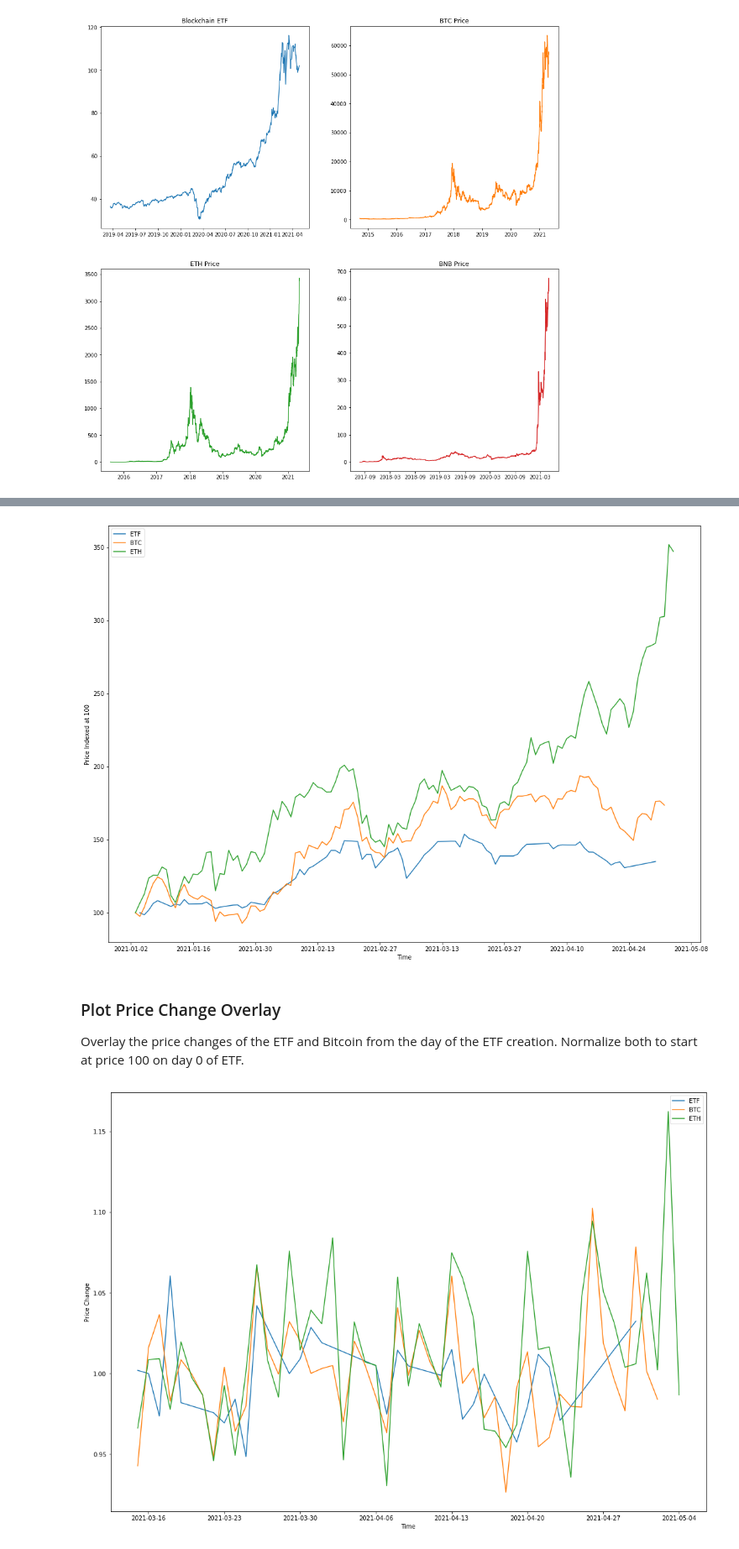
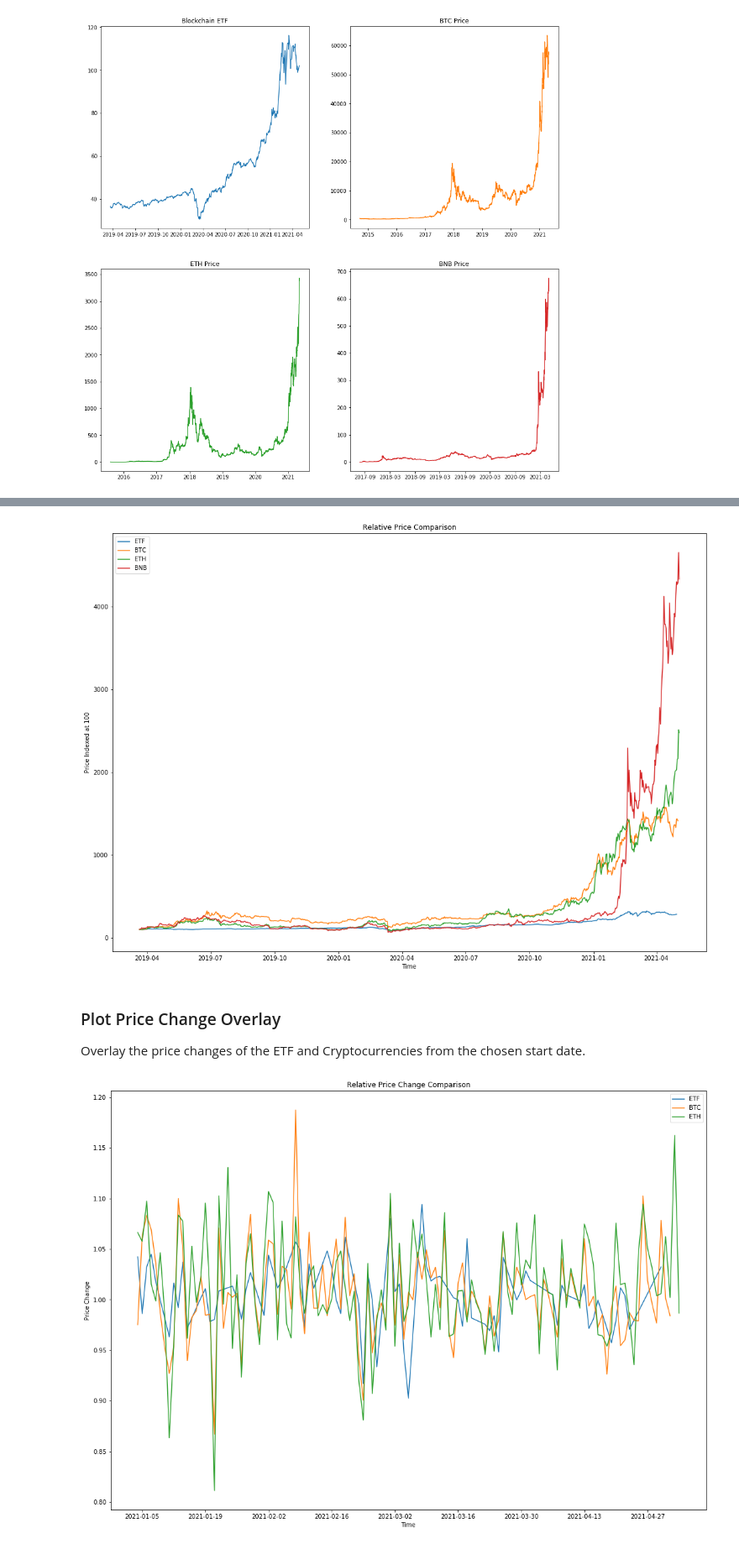
Before and after one commit to glitznerf/BC-Fund-Analysis, a Jupyter notebook: analysis.ipynb, the cells around one changed output, grey strips where cells are left out. Shown: that part at 84% size. Saved outputs shown, nothing was run; the diff lists cells and outputs as text; code cells hidden in the pictures.

```diff
--- a/analysis.ipynb
+++ b/analysis.ipynb
@@ -93,6 +96,6 @@ Overlay the prices of the ETF and Bitcoin from the day of the ETF creation. Norm
 # %%
 # Add a delay to when to graph from, in ETF trading days
-orig_start_days = 450
+orig_start_days = 0
 
 start_days = orig_start_days
 start_day = etf_dates[1+start_days]
@@ -141,18 +142,19 @@ plt.figure(figsize=(18,13))
 plt.plot(etf_dates[start_days+1:], etf_price_indexed, label="ETF")
 plt.plot(btc_dates[btc_match-1:], btc_price_indexed, 'tab:orange', label="BTC")
 plt.plot(eth_dates[eth_match-1:], eth_price_indexed, 'tab:green', label="ETH")
-#plt.plot(bnb_dates[bnb_match-1:], bnb_price_indexed, 'tab:red', label="BNB")
+plt.plot(bnb_dates[bnb_match-1:], bnb_price_indexed, 'tab:red', label="BNB")
+plt.title("Relative Price Comparison")
 plt.xlabel("Time")
 plt.ylabel("Price Indexed at 100")
 plt.legend()
 plt.show()
 # %% [output]
-[figure, old version]
+[figure, new version]
 # %% [markdown]
 ### Plot Price Change Overlay
-Overlay the price changes of the ETF and Bitcoin from the day of the ETF creation. Normalize both to start at price 100 on day 0 of ETF.
+Overlay the price changes of the ETF and Cryptocurrencies from the chosen start date.
 # %%
-# Adjust start date if wanted
-start_days = orig_start_days + 50
-start_day = etf_dates[1+start_days]
+# Adjust start date as needed
+start_days_change = orig_start_days + 450
+start_day_change = etf_dates[1+start_days_change]
 # %%
@@ -164,31 +166,30 @@ def price_change(prices, index, start_date):
         price_delta.append(index)
     return price_delta
 # %%
-# Index ETF Price at 100
-etf_price_change = price_change(etf_prices, base_index, start_days+1)
+# Calculate ETF Price Change
+etf_price_change = price_change(etf_prices, base_index, start_days_change+1)
 
-# Index BTC Price at 100
-btc_match = match_dates(start_day, btc_dates)
+# Calculate BTC Price Change
+btc_match = match_dates(start_day_change, btc_dates)
 btc_price_change = price_change(btc_prices, base_index, btc_match)
 
-
-# Index ETH Price at 100
-eth_match = match_dates(start_day, eth_dates)
+# Calculate ETH Price Change
+eth_match = match_dates(start_day_change, eth_dates)
 eth_price_change = price_change(eth_prices, base_index, eth_match)
 
-
-# Index BNB Price at 100
-bnb_match = match_dates(start_day, bnb_dates)
+# Calculate BNB Price Change
+bnb_match = match_dates(start_day_change, bnb_dates)
 bnb_price_change = price_change(bnb_prices, base_index, bnb_match)
 # %%
 plt.figure(figsize=(18,13))
-plt.plot(etf_dates[start_days+1:], etf_price_change, label="ETF")
+plt.plot(etf_dates[start_days_change+1:], etf_price_change, label="ETF")
 plt.plot(btc_dates[btc_match:], btc_price_change, 'tab:orange', label="BTC")
 plt.plot(eth_dates[eth_match:], eth_price_change, 'tab:green', label="ETH")
 #plt.plot(bnb_dates[bnb_match:], bnb_price_change, 'tab:red', label="BNB")
+plt.title("Relative Price Change Comparison")
 plt.xlabel("Time")
 plt.ylabel("Price Change")
 plt.legend()
 plt.show()
 # %% [output]
-[figure, old version]
+[figure, new version]
```
Also changed, not shown: parts of 17 cells of this notebook.
